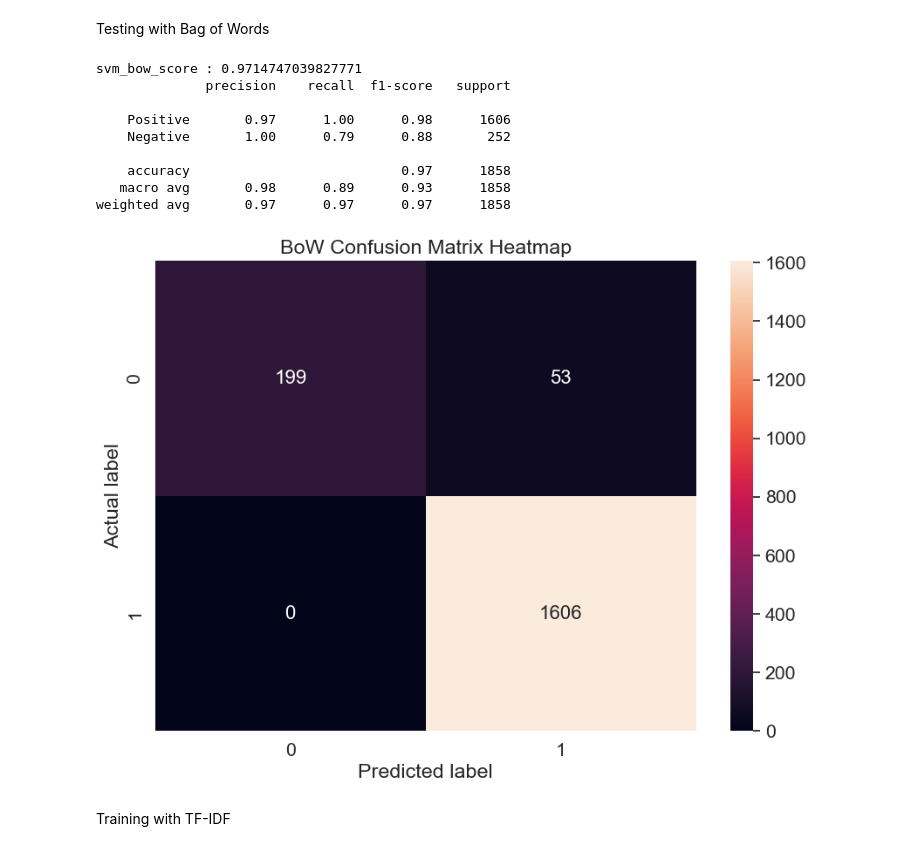
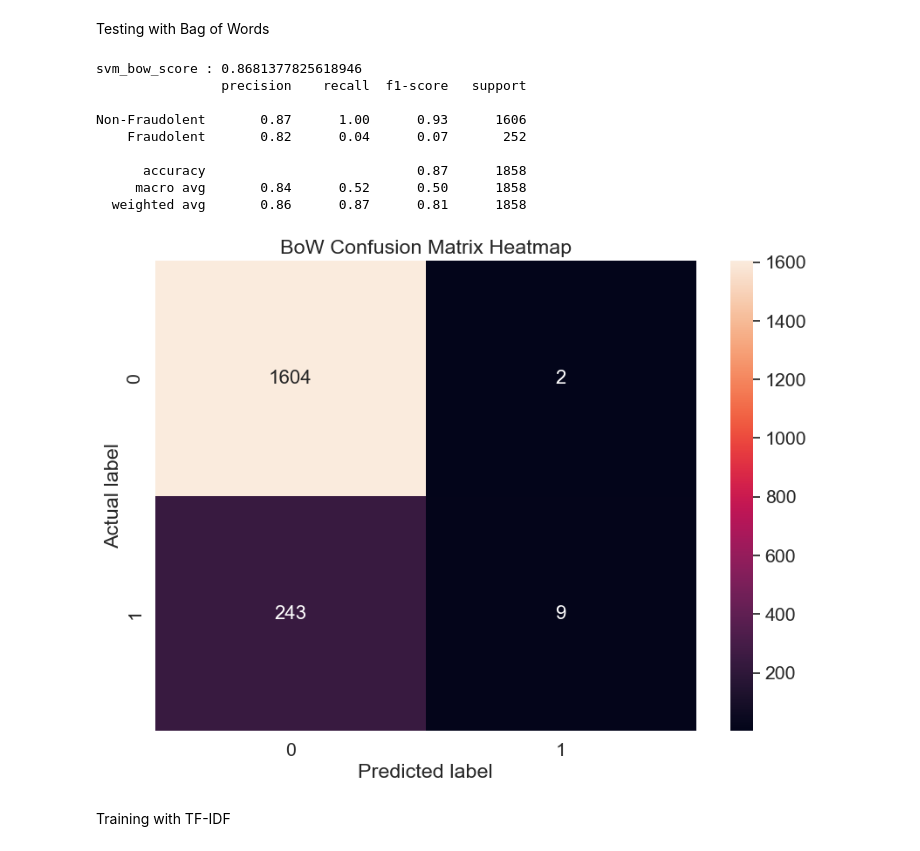
Before and after one commit to birnart/ai_safecom, a Jupyter notebook: main.ipynb, the cells around one changed output. Drawn from its saved outputs; the diff is of its cells as text; code cells hidden in the pictures.

Commit message:
fixed the misslabled axes on the heatmaps and implemented normalization for BoW

```diff
--- a/main.ipynb
+++ b/main.ipynb
@@ -276,14 +299,24 @@ norm_test_text[4000]
 # %%
 #Count vectorizer for BoW
-cv=CountVectorizer(min_df=0.0,max_df=1.0,binary=True,ngram_range=(1,3))
+cv = CountVectorizer(min_df=0.0,max_df=1.0,binary=True,ngram_range=(1,3))
 
 #transforming the training text
-cv_train_text=cv.fit_transform(norm_train_text)
+cv_train_text = cv.fit_transform(norm_train_text)
 
 #transforming the testing text
-cv_test_text=cv.transform(norm_test_text)
+cv_test_text = cv.transform(norm_test_text)
 
 print('BOW_cv_train:', cv_train_text.shape)
 print('BOW_cv_test:', cv_test_text.shape)
 print(cv_train_text.__class__)
+
+# Normalize the BoW features in the training set
+normalized_cv_train_text = normalize(cv_train_text, norm='l1', axis=1)
+
+# Normalize the BoW features in the testing set
+normalized_cv_test_text = normalize(cv_test_text, norm='l1', axis=1)
+
+print('Normalized BOW_cv_train:', normalized_cv_train_text.shape)
+print('Normalized BOW_cv_test:', normalized_cv_test_text.shape)
+print(normalized_cv_train_text.__class__)
 # %% [output]
@@ -406,11 +436,11 @@ lr_bow_score=accuracy_score(test_sentiments,lr_bow_predict)
 print("lr_bow_score :",lr_bow_score)
 
 # Classification report for bag of words
-lr_bow_report=classification_report(test_sentiments,lr_bow_predict,target_names=['Positive','Negative'])
+lr_bow_report=classification_report(test_sentiments,lr_bow_predict,target_names=["Non-Fraudolent","Fraudolent"])
 print(lr_bow_report)
 
 # confusion matrix for bag of words
-cm_bow=confusion_matrix(test_sentiments,lr_bow_predict,labels=[1,0])
+cm_bow=confusion_matrix(test_sentiments,lr_bow_predict,labels=[0,1])
 conf_matrices["lr_bow"] = cm_bow
 
 plt.figure(figsize=(10,7))
@@ -448,11 +478,11 @@ lr_tfidf_score=accuracy_score(test_sentiments,lr_tfidf_predict)
 print("lr_tfidf_score :",lr_tfidf_score)
 
 # Classification report for tfidf features
-lr_tfidf_report=classification_report(test_sentiments,lr_tfidf_predict,target_names=['Positive','Negative'])
+lr_tfidf_report=classification_report(test_sentiments,lr_tfidf_predict,target_names=["Non-Fraudolent","Fraudolent"])
 print(lr_tfidf_report)
 
 #confusion matrix for tfidf features
-cm_tfidf=confusion_matrix(test_sentiments,lr_tfidf_predict,labels=[1,0])
+cm_tfidf=confusion_matrix(test_sentiments,lr_tfidf_predict,labels=[0,1])
 conf_matrices["lr_tfidf"] = cm_tfidf
 
 plt.figure(figsize=(10,7))
@@ -485,44 +515,44 @@ svm=SGDClassifier(loss='hinge',max_iter=500,random_state=42)
 Training with Bag of Words
 # %%
 #fitting the svm for bag of words
-svm_bow=svm.fit(cv_train_text,train_sentiments)
+svm_bow=svm.fit(normalized_cv_train_text,train_sentiments)
 
 #Predicting the model for bag of words
-svm_bow_predict=svm.predict(cv_test_text)
+svm_bow_predict=svm.predict(normalized_cv_test_text)
 # %% [markdown]
 Testing with Bag of Words
 # %%
 #Accuracy score for bag of words
 svm_bow_score=accuracy_score(test_sentiments,svm_bow_predict)
 print("svm_bow_score :",svm_bow_score)
 
 #Classification report for bag of words
-svm_bow_report=classification_report(test_sentiments,svm_bow_predict,target_names=['Positive','Negative'])
+svm_bow_report=classification_report(test_sentiments,svm_bow_predict,target_names=["Non-Fraudolent","Fraudolent"])
 print(svm_bow_report)
 
 #confusion matrix for bag of words
-cm_bow=confusion_matrix(test_sentiments,svm_bow_predict,labels=[1,0])
+cm_bow=confusion_matrix(test_sentiments,svm_bow_predict,labels=[0,1])
 conf_matrices["svm_bow"] = cm_bow
 
 plt.figure(figsize=(10,7))
 sns.set(font_scale=1.4)  # for label size
 sns.heatmap(cm_bow, annot=True, annot_kws={"size": 16}, fmt='g')  # fmt='g' is a format option to suppress scientific notation
 
 plt.ylabel('Actual label')
 plt.xlabel('Predicted label')
 plt.title('BoW Confusion Matrix Heatmap')
 plt.show()
 # %% [output]
-svm_bow_score : 0.9714747039827771
-              precision    recall  f1-score   support
+svm_bow_score : 0.8681377825618946
+                precision    recall  f1-score   support
 
-    Positive       0.97      1.00      0.98      1606
-    Negative       1.00      0.79      0.88       252
+Non-Fraudolent       0.87      1.00      0.93      1606
+    Fraudolent       0.82      0.04      0.07       252
 
-    accuracy                           0.97      1858
-   macro avg       0.98      0.89      0.93      1858
-weighted avg       0.97      0.97      0.97      1858
+      accuracy                           0.87      1858
+     macro avg       0.84      0.52      0.50      1858
+  weighted avg       0.86      0.87      0.81      1858
-[figure, old version]
+[figure, new version]
 # %% [markdown]
 Training with TF-IDF
 # %%
```
Also changed, not shown: parts of 18 cells of this notebook.
